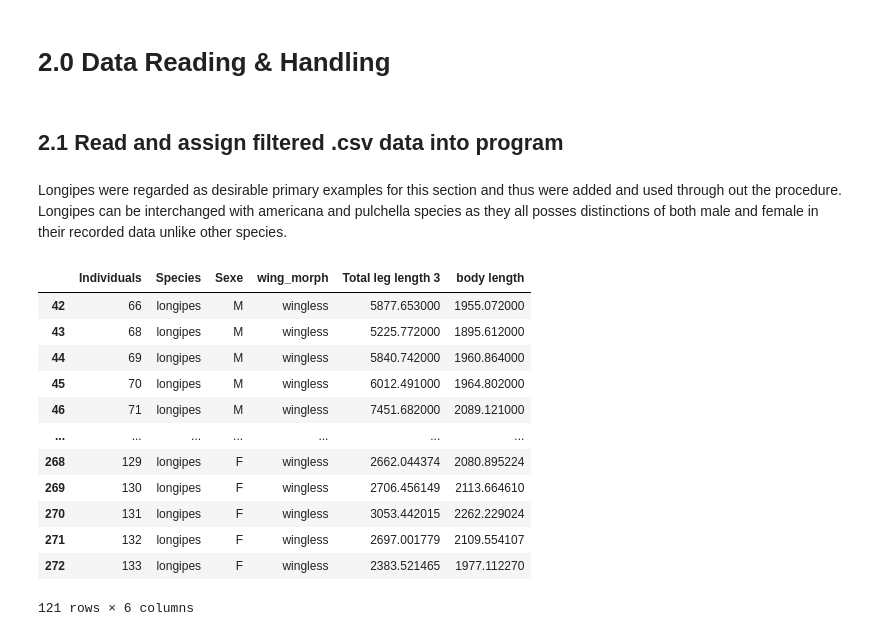
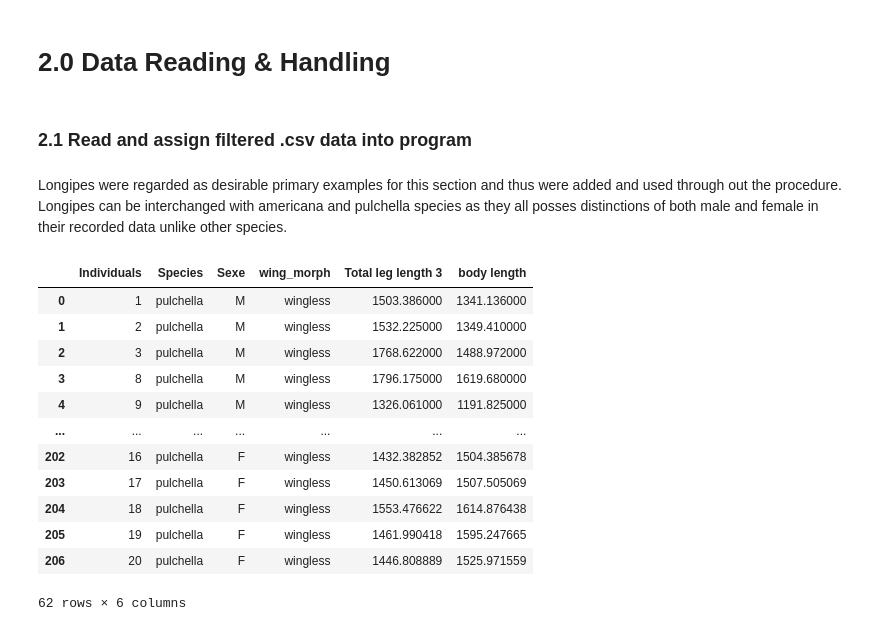
Before and after one commit to LNkholise/Data-classification-projects, a Jupyter notebook: Water_striders/Water_Strider classification by sex.ipynb, the cells around one changed output. Cells and saved outputs as stored; diff of their text form; code cells hidden in the pictures.

```diff
--- a/Water_striders/Water_Strider classification by sex.ipynb
+++ b/Water_striders/Water_Strider classification by sex.ipynb
@@ -14,7 +14,7 @@ from matplotlib.colors import ListedColormap
 # %% [markdown]
 # 2.0 Data Reading & Handling
 # %% [markdown]
-## 2.1 Read and assign filtered .csv data into program
+### 2.1 Read and assign filtered .csv data into program
 # %% [markdown]
 Longipes were regarded as desirable primary examples for this section and thus were added and used through out the procedure. Longipes can be interchanged with americana and pulchella species as they all posses distinctions of both male and female in their recorded data unlike other species.
 # %%
@@ -21,18 +22,19 @@ Longipes were regarded as desirable primary examples for this section and thus w
 c_data = pd.read_csv("Allometry_all microvelia species.csv")
 # %%
-c_data[c_data["Species"]=="longipes"]
+# Let's see how it looks :
+c_data[c_data["Species"]=="pulchella"]
 # %% [output]
 |  | Individuals | Species | Sexe | wing_morph | Total leg length 3 | body length |
-| 42 | 66 | longipes | M | wingless | 5877.653000 | 1955.072000 |
-| 43 | 68 | longipes | M | wingless | 5225.772000 | 1895.612000 |
-| 44 | 69 | longipes | M | wingless | 5840.742000 | 1960.864000 |
-| 45 | 70 | longipes | M | wingless | 6012.491000 | 1964.802000 |
-| 46 | 71 | longipes | M | wingless | 7451.682000 | 2089.121000 |
+| 0 | 1 | pulchella | M | wingless | 1503.386000 | 1341.136000 |
+| 1 | 2 | pulchella | M | wingless | 1532.225000 | 1349.410000 |
+| 2 | 3 | pulchella | M | wingless | 1768.622000 | 1488.972000 |
+| 3 | 8 | pulchella | M | wingless | 1796.175000 | 1619.680000 |
+| 4 | 9 | pulchella | M | wingless | 1326.061000 | 1191.825000 |
 | ... | ... | ... | ... | ... | ... | ... |
-| 268 | 129 | longipes | F | wingless | 2662.044374 | 2080.895224 |
-| 269 | 130 | longipes | F | wingless | 2706.456149 | 2113.664610 |
-| 270 | 131 | longipes | F | wingless | 3053.442015 | 2262.229024 |
-| 271 | 132 | longipes | F | wingless | 2697.001779 | 2109.554107 |
-| 272 | 133 | longipes | F | wingless | 2383.521465 | 1977.112270 |
+| 202 | 16 | pulchella | F | wingless | 1432.382852 | 1504.385678 |
+| 203 | 17 | pulchella | F | wingless | 1450.613069 | 1507.505069 |
+| 204 | 18 | pulchella | F | wingless | 1553.476622 | 1614.876438 |
+| 205 | 19 | pulchella | F | wingless | 1461.990418 | 1595.247665 |
+| 206 | 20 | pulchella | F | wingless | 1446.808889 | 1525.971559 |
-121 rows × 6 columns
+62 rows × 6 columns
 # %%
```
Also changed, not shown: parts of 19 cells of this notebook.
